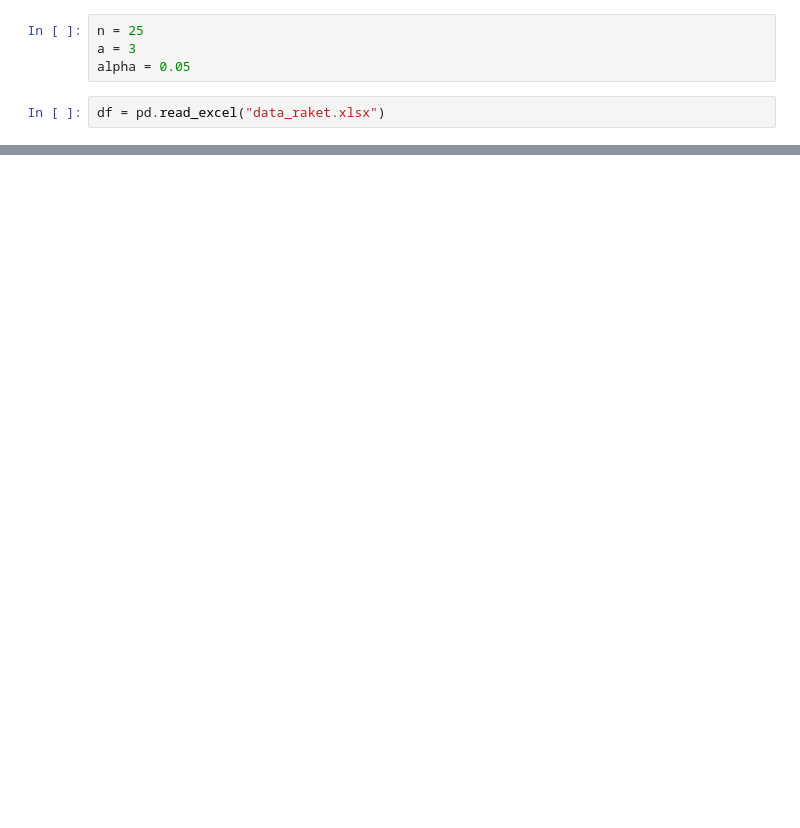
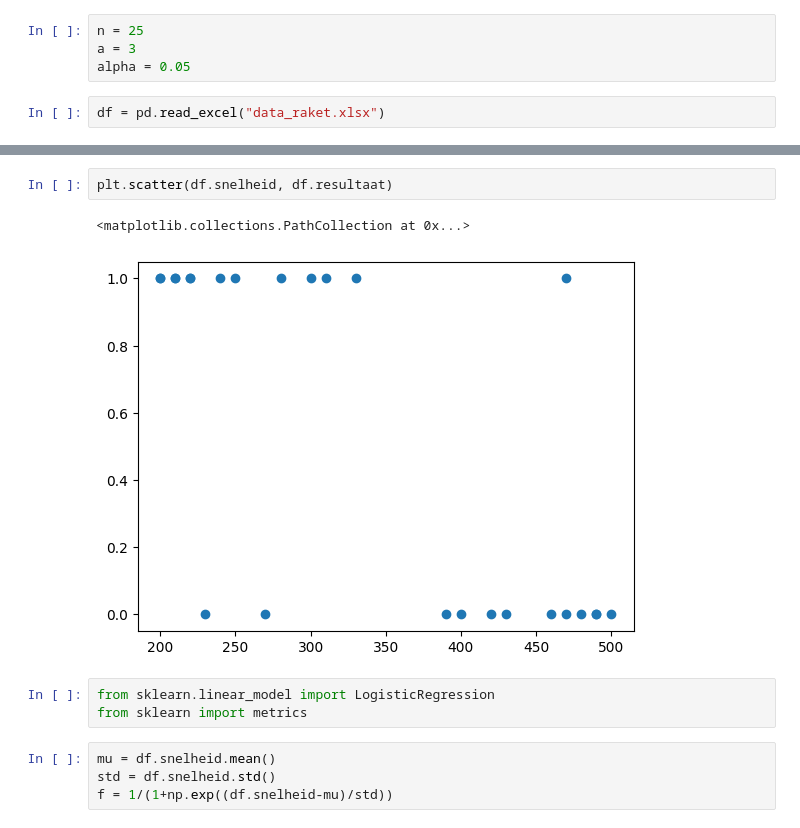
Before and after one commit to R4vante/School, a Jupyter notebook: Statistical Learning/Data Analyse/BOEM_raket.ipynb, the cells around one changed output, grey strips where cells are left out. Saved outputs shown, nothing was run; the diff lists cells and outputs as text; blank space fills up the shorter version.

```diff
--- a/Statistical Learning/Data Analyse/BOEM_raket.ipynb
+++ b/Statistical Learning/Data Analyse/BOEM_raket.ipynb
@@ -32,0 +57,12 @@ df
+# %%
+plt.scatter(df.snelheid, df.resultaat)
+# %% [output]
+<matplotlib.collections.PathCollection at 0x...>
+[figure, added]
+# %%
+from sklearn.linear_model import LogisticRegression
+from sklearn import metrics
+# %%
+mu = df.snelheid.mean()
+std = df.snelheid.std()
+f = 1/(1+np.exp((df.snelheid-mu)/std))
```
Also changed, not shown: parts of 11 cells of this notebook, 8 other files.
